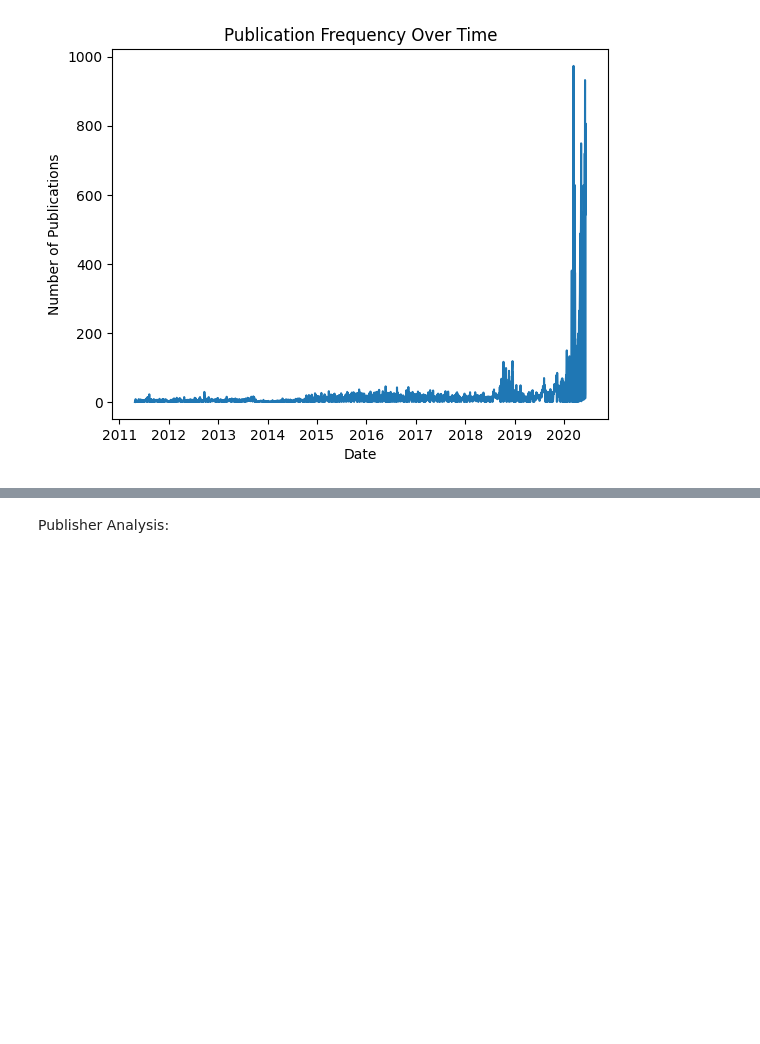
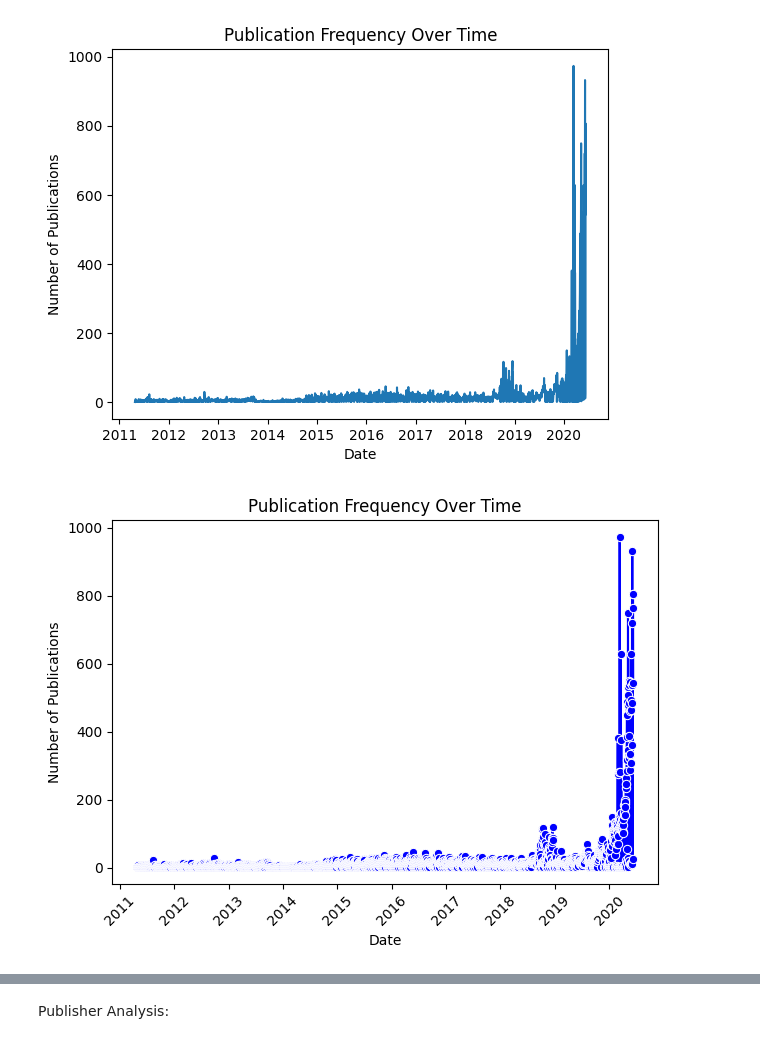
Before and after one commit to tesfayefekadu/kifiya_week_1, a Jupyter notebook: notebooks/Eda_analysis.ipynb, the cells around one changed output, grey strips where cells are left out. Saved outputs shown, nothing was run; the diff lists cells and outputs as text; code cells hidden in the pictures; blank space fills up the shorter version.

```diff
--- a/notebooks/Eda_analysis.ipynb
+++ b/notebooks/Eda_analysis.ipynb
@@ -240,3 +253,14 @@ plt.ylabel('Number of Publications')
 plt.show()
 # %% [output]
 [figure]
+# %%
+
+sns.lineplot(x=daily_counts.index, y=daily_counts.values, marker='o', color='b')  # Create a line plot
+plt.title('Publication Frequency Over Time')  # Chart title
+plt.xlabel('Date')  # Label for x-axis
+plt.ylabel('Number of Publications')  # Label for y-axis
+plt.xticks(rotation=45)  # Rotate x-axis labels for better readability
+plt.tight_layout()  # Adjust layout to prevent clipping of labels
+plt.show()  # Display the chart
+# %% [output]
+[figure, added]
```
Also changed, not shown: parts of 12 cells of this notebook, 1 other file.
